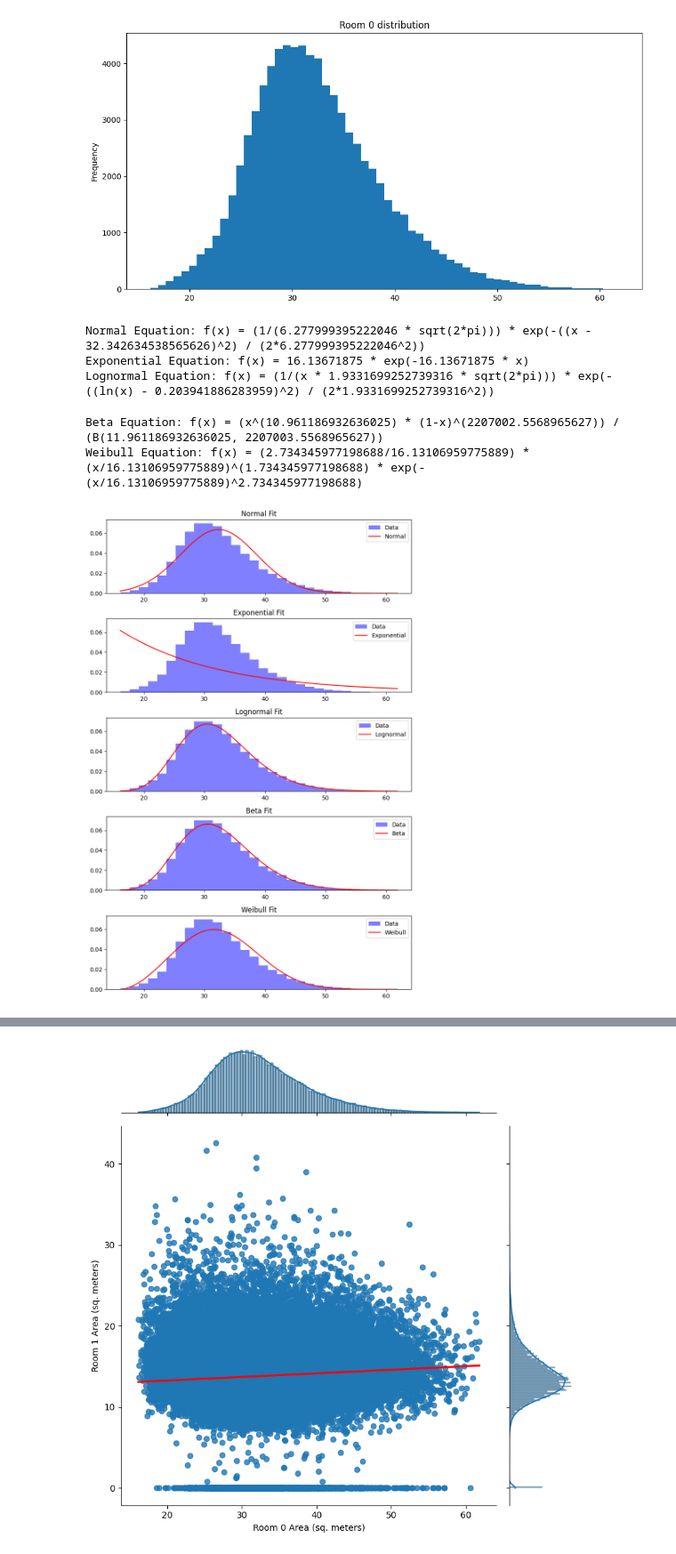
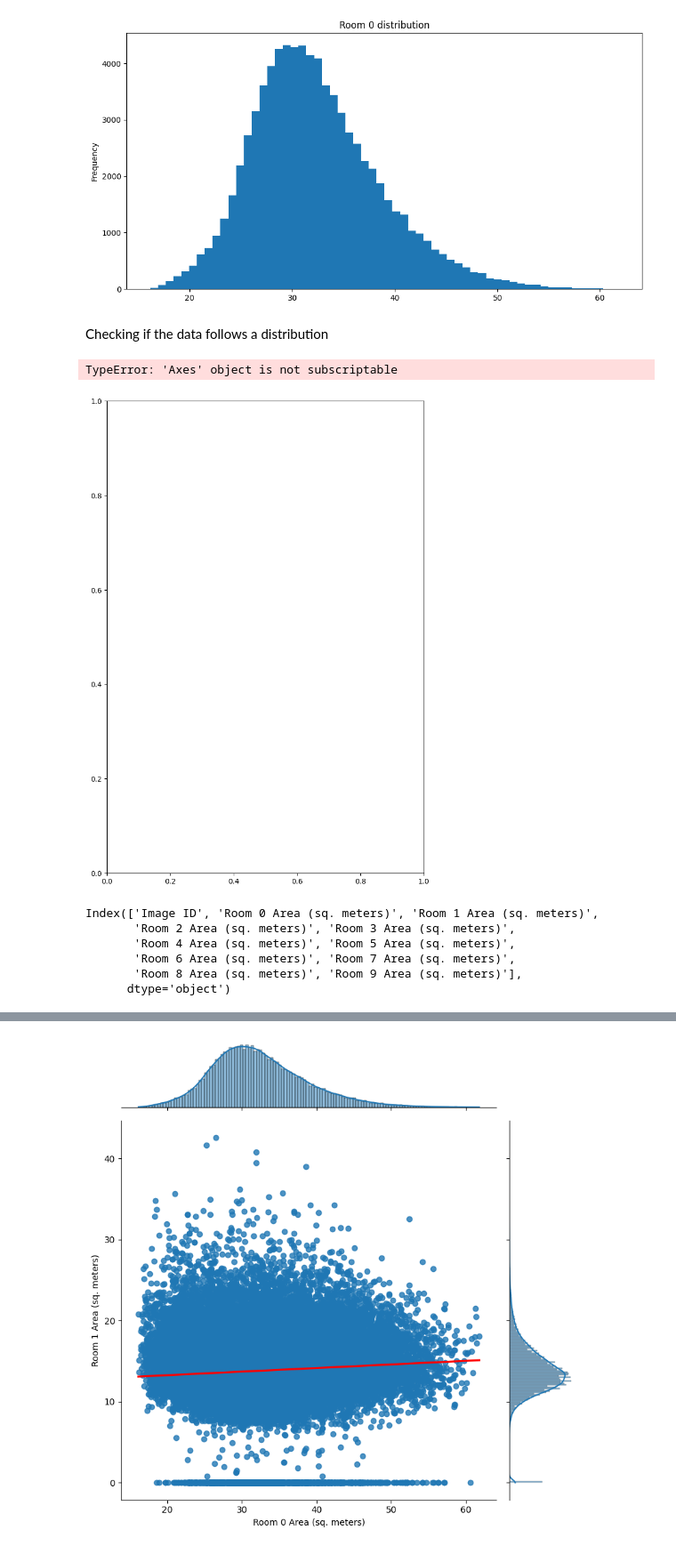
Before and after one commit to visa-boys/Phase1, a Jupyter notebook: filtration_final.ipynb, the cells around one changed output, grey strips where cells are left out. Shown at 89% size. Cells and saved outputs as stored; diff of their text form; code cells hidden in the pictures.

```diff
--- a/filtration_final.ipynb
+++ b/filtration_final.ipynb
@@ -70,6 +78,8 @@ plt.title("Room 0 distribution")
 plt.show()
 # %% [output]
 [figure]
+# %% [markdown]
+Checking if the data follows a distribution
 # %%
 ## Fitting the graph for room 0
 import numpy as np
@@ -81,8 +91,8 @@ from scipy.optimize import curve_fit
 data1 = room0
 
 # Define the distribution functions and their names
-fit_functions = [norm, expon, lognorm, beta, weibull_min]
-dist_names = ['Normal', 'Exponential', 'Lognormal', 'Beta', 'Weibull']
+fit_functions = [norm]
+dist_names = ['Normal']
 
 # Create subplots
 fig, axes = plt.subplots(len(fit_functions), 1, figsize=(8, 12))
@@ -97,56 +107,61 @@ for i, (dist_func, dist_name) in enumerate(zip(fit_functions, dist_names)):
         params, _ = curve_fit(custom_gamma, data1, p0=(1, 1))  # Specify initial guesses for k and theta
     else:
         params = dist_func.fit(data1)
     fitted_distribution = dist_func(*params)
 
     # Generate x values for the fitted distribution
     x = np.linspace(min(data1), max(data1), 1000)
 
     # Plot the histogram of the data
     axes[i].hist(data1, bins=30, density=True, alpha=0.5, label='Data', color='blue')
 
     # Plot the fitted distribution curve
     if dist_func == gamma:
         axes[i].plot(x, custom_gamma(x, *params), label=dist_name, color='red')
     else:
         axes[i].plot(x, fitted_distribution.pdf(x), label=dist_name, color='red')
 
     axes[i].set_title(f'{dist_name} Fit')
     axes[i].legend()
 
-    # Generate and display the equation for the distribution
-    if dist_func == norm:  # Normal Distribution
-        mu, sigma = params
-        equation = f'f(x) = (1/({sigma} * sqrt(2*pi))) * exp(-((x - {mu})^2) / (2*{sigma}^2))'
+    # # Generate and display the equation for the distribution
+    # if dist_func == norm:  # Normal Distribution
+    #     mu, sigma = params
+    #     equation = f'f(x) = (1/({sigma} * sqrt(2*pi))) * exp(-((x - {mu})^2) / (2*{sigma}^2))'
 
-    elif dist_func == expon:  # Exponential Distribution
-        lambda_ = params[0]
-        equation = f'f(x) = {lambda_} * exp(-{lambda_} * x)'
+    # elif dist_func == expon:  # Exponential Distribution
+    #     lambda_ = params[0]
+    #     equation = f'f(x) = {lambda_} * exp(-{lambda_} * x)'
 
-    elif dist_func == lognorm:  # Log-Normal Distribution
-        mu, sigma = params[0], params[1]
-        equation = f'f(x) = (1/(x * {sigma} * sqrt(2*pi))) * exp(-((ln(x) - {mu})^2) / (2*{sigma}^2))'
+    # elif dist_func == lognorm:  # Log-Normal Distribution
+    #     mu, sigma = params[0], params[1]
+    #     equation = f'f(x) = (1/(x * {sigma} * sqrt(2*pi))) * exp(-((ln(x) - {mu})^2) / (2*{sigma}^2))'
 
-    elif dist_func == gamma:  # Gamma Distribution
-        k, theta = params
-        equation = f'f(x) = ({k} * x^({k-1}) * exp(-x/{theta})) / ({theta}^{k} * gamma({k}))'
+    # elif dist_func == gamma:  # Gamma Distribution
+    #     k, theta = params
+    #     equation = f'f(x) = ({k} * x^({k-1}) * exp(-x/{theta})) / ({theta}^{k} * gamma({k}))'
 
-    elif dist_func == beta:  # Beta Distribution
-        alpha, beta_ = params[0], params[1]
-        equation = f'f(x) = (x^({alpha-1}) * (1-x)^({beta_-1})) / (B({alpha}, {beta_}))'
+    # elif dist_func == beta:  # Beta Distribution
+    #     alpha, beta_ = params[0], params[1]
+    #     equation = f'f(x) = (x^({alpha-1}) * (1-x)^({beta_-1})) / (B({alpha}, {beta_}))'
 
-    elif dist_func == weibull_min:  # Weibull Distribution
-        k, lambda_ = params[0], params[1]
-        equation = f'f(x) = ({k}/{lambda_}) * (x/{lambda_})^({k-1}) * exp(-(x/{lambda_})^{k})'
+    # elif dist_func == weibull_min:  # Weibull Distribution
+    #     k, lambda_ = params[0], params[1]
+    #     equation = f'f(x) = ({k}/{lambda_}) * (x/{lambda_})^({k-1}) * exp(-(x/{lambda_})^{k})'
 
-    print(f'{dist_name} Equation: {equation}')
+    # print(f'{dist_name} Equation: {equation}')
 
 plt.tight_layout()
 plt.show()
 # %% [output]
-Normal Equation: f(x) = (1/(6.277999395222046 * sqrt(2*pi))) * exp(-((x - 32.342634538565626)^2) / (2*6.277999395222046^2))
-Exponential Equation: f(x) = 16.13671875 * exp(-16.13671875 * x)
-Lognormal Equation: f(x) = (1/(x * 1.9331699252739316 * sqrt(2*pi))) * exp(-((ln(x) - 0.203941886283959)^2) / (2*1.9331699252739316^2))
+TypeError: 'Axes' object is not subscriptable
-Beta Equation: f(x) = (x^(10.961186932636025) * (1-x)^(2207002.5568965627)) / (B(11.961186932636025, 2207003.5568965627))
-Weibull Equation: f(x) = (2.734345977198688/16.13106959775889) * (x/16.13106959775889)^(1.734345977198688) * exp(-(x/16.13106959775889)^2.734345977198688)
-[figure, old version]
+[figure, new version]
+# %%
+data.columns
+# %% [output]
+Index(['Image ID', 'Room 0 Area (sq. meters)', 'Room 1 Area (sq. meters)',
+       'Room 2 Area (sq. meters)', 'Room 3 Area (sq. meters)',
+       'Room 4 Area (sq. meters)', 'Room 5 Area (sq. meters)',
+       'Room 6 Area (sq. meters)', 'Room 7 Area (sq. meters)',
+       'Room 8 Area (sq. meters)', 'Room 9 Area (sq. meters)'],
+      dtype='object')
```
Also changed, not shown: parts of 33 cells of this notebook, 1 other file.
